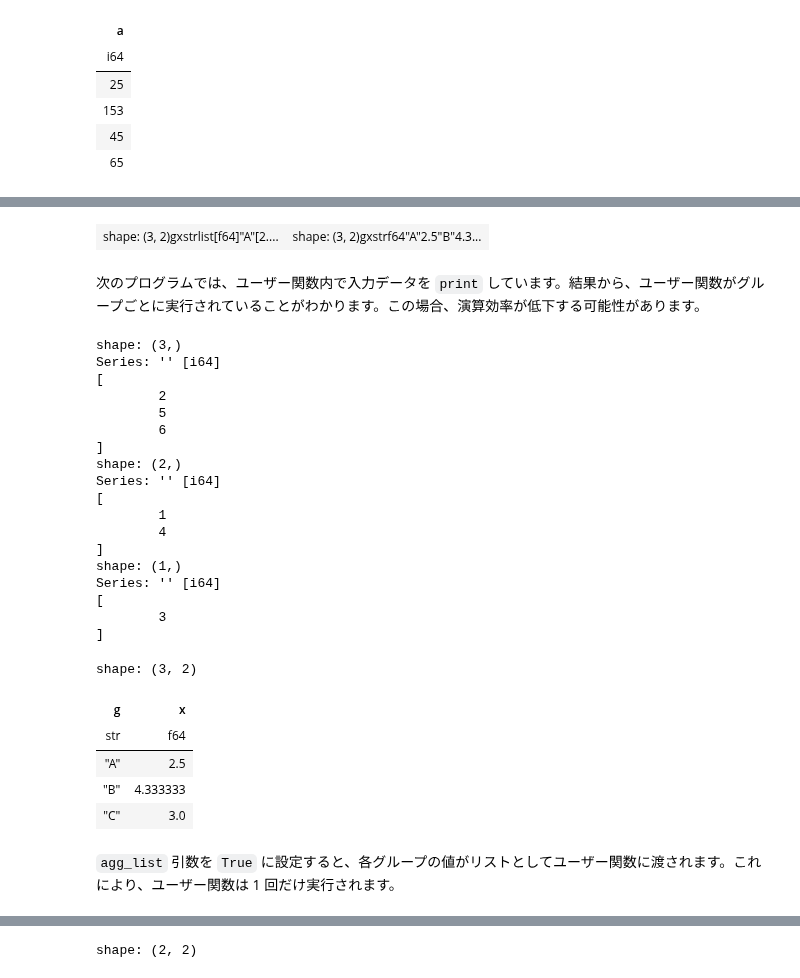
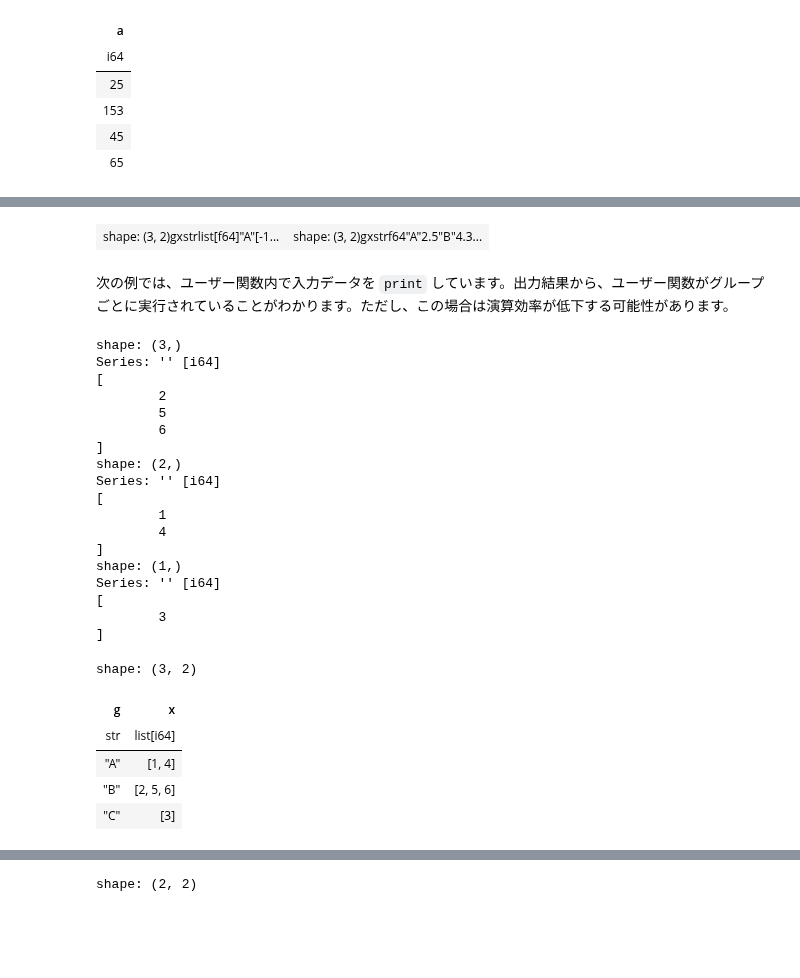
Before and after one commit to ruoyu0088/polars_guide, a Jupyter notebook: polars_guide/050_polars_call_user_function.ipynb, the cells around one changed output, grey strips where cells are left out. Drawn from its saved outputs; the diff is of its cells as text; code cells hidden in the pictures; blank space fills up the shorter version.

```diff
--- a/polars_guide/050_polars_call_user_function.ipynb
+++ b/polars_guide/050_polars_call_user_function.ipynb
@@ -175,48 +175,49 @@ df = pl.DataFrame(
 )
 
 def func1(s):
+    return s - s.mean()
+
+def func2(s):
     return s.mean()
 
 g = df.group_by('g', maintain_order=True)
 
 row(
-    g.agg(pl.col('x').map_batches(func1)),
-    g.agg(pl.col('x').map_batches(func1, returns_scalar=True))
+    g.agg(pl.col('x').map_batches(func1, returns_scalar=False)),
+    g.agg(pl.col('x').map_batches(func2, returns_scalar=True))
 )
 # %% [output]
-| shape: (3, 2)gxstrlist[f64]"A"[2.... | shape: (3, 2)gxstrf64"A"2.5"B"4.3... |
+| shape: (3, 2)gxstrlist[f64]"A"[-1... | shape: (3, 2)gxstrf64"A"2.5"B"4.3... |
 # %% [markdown]
-次のプログラムでは、ユーザー関数内で入力データを `print` しています。結果から、ユーザー関数がグループごとに実行されていることがわかります。この場合、演算効率が低下する可能性があります。
+次の例では、ユーザー関数内で入力データを `print` しています。出力結果から、ユーザー関数がグループごとに実行されていることがわかります。ただし、この場合は演算効率が低下する可能性があります。
 # %%
-def func2(s):
+def func3(s):
     print(s)
-    return s.mean()
+    return s
 
-g.agg(pl.col('x').map_batches(func2, returns_scalar=True))
+g.agg(pl.col('x').map_batches(func3, return_dtype=pl.Int64))
 # %% [output]
 shape: (3,)
 Series: '' [i64]
 [
         2
         5
         6
 ]
 shape: (2,)
 Series: '' [i64]
 [
         1
         4
 ]
 shape: (1,)
 Series: '' [i64]
 [
         3
 ]
 shape: (3, 2)
 | g | x |
-| str | f64 |
-| "A" | 2.5 |
-| "B" | 4.333333 |
-| "C" | 3.0 |
+| str | list[i64] |
+| "A" | [1, 4] |
+| "B" | [2, 5, 6] |
+| "C" | [3] |
-# %% [markdown]
-`agg_list` 引数を `True` に設定すると、各グループの値がリストとしてユーザー関数に渡されます。これにより、ユーザー関数は 1 回だけ実行されます。
```
Also changed, not shown: parts of 15 cells of this notebook.
